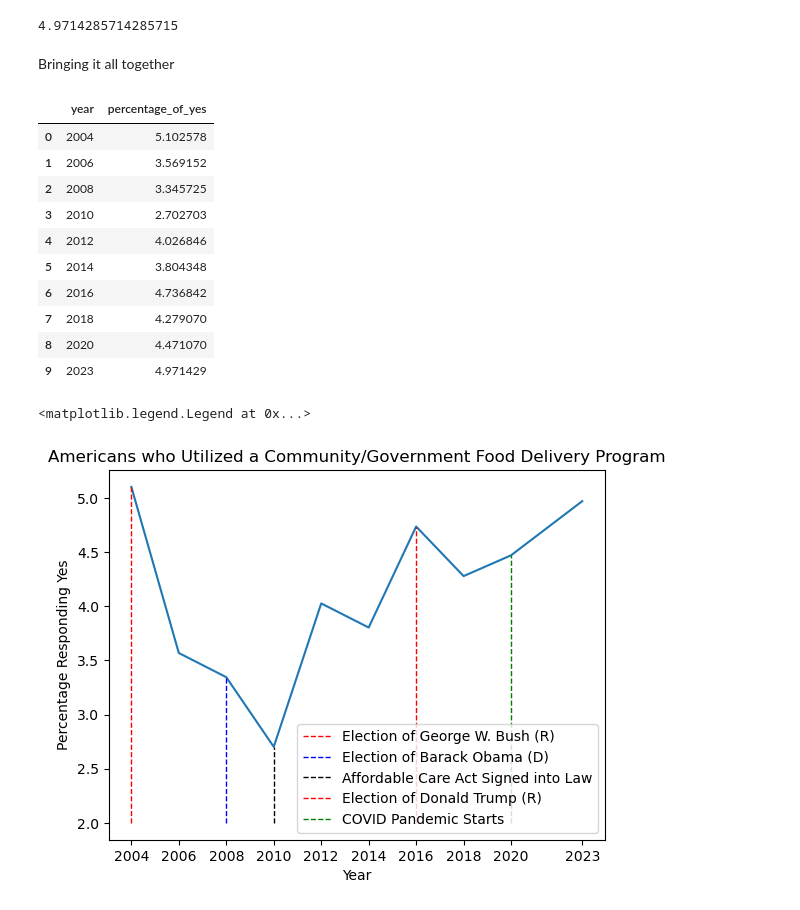
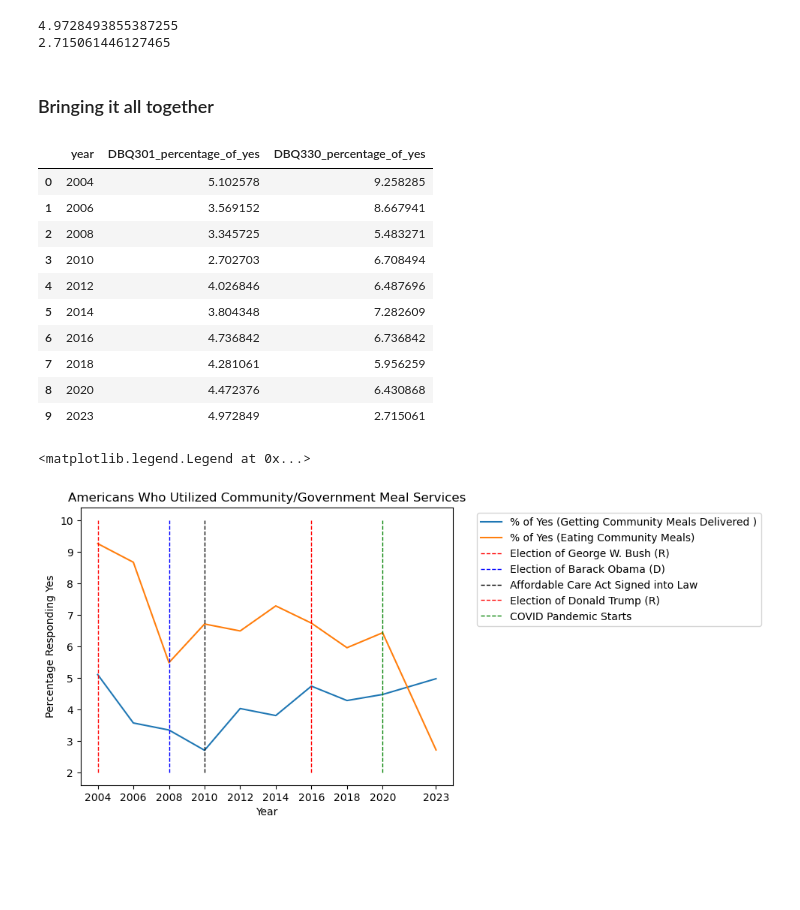
Before and after one commit to rq14000/i320d-sp2025, a Jupyter notebook: final project.ipynb, the cells around one changed output. Saved outputs shown, nothing was run; the diff lists cells and outputs as text; code cells hidden in the pictures; blank space fills up the shorter version.

```diff
--- a/final project.ipynb
+++ b/final project.ipynb
@@ -319,42 +432,48 @@ dtype: float64
 # %%
+# find response percentage
 count_yes_2023 = len(df2023_final[df2023_final['DBQ301'] == 1])
 count_no_2023 = len(df2023_final[df2023_final['DBQ301'] == 2])
 percentage_of_yes_2023 = 100*count_yes_2023/(count_yes_2023 + count_no_2023)
+DBQ330_percentage_of_yes_2023 = 100*(len(df2023_final[df2023_final['DBQ330'] == 1]))/((len(df2023_final[df2023_final['DBQ330'] == 1])) +
+                                                                                      (len(df2023_final[df2023_final['DBQ330'] == 2])))
 print(percentage_of_yes_2023)
+print(DBQ330_percentage_of_yes_2023)
 # %% [output]
-4.9714285714285715
+4.9728493855387255
+2.715061446127465
 # %% [markdown]
-Bringing it all together
+### Bringing it all together
 # %%
-data = {'year': [2004, 2006, 2008, 2010, 2012, 2014, 2016, 2018, 2020, 2023], 'percentage_of_yes': [percentage_of_yes_2004, percentage_of_yes_2006, percentage_of_yes_2008, percentage_of_yes_2010, percentage_of_yes_2012, percentage_of_yes_2014, percentage_of_yes_2016, percentage_of_yes_2018, percentage_of_yes_2020, percentage_of_yes_2023]}
+data = {'year': [2004, 2006, 2008, 2010, 2012, 2014, 2016, 2018, 2020, 2023], 'DBQ301_percentage_of_yes': [percentage_of_yes_2004, percentage_of_yes_2006, percentage_of_yes_2008, percentage_of_yes_2010, percentage_of_yes_2012, percentage_of_yes_2014, percentage_of_yes_2016, percentage_of_yes_2018, percentage_of_yes_2020, percentage_of_yes_2023], 'DBQ330_percentage_of_yes': [DBQ330_percentage_of_yes_2004, DBQ330_percentage_of_yes_2006, DBQ330_percentage_of_yes_2008, DBQ330_percentage_of_yes_2010, DBQ330_percentage_of_yes_2012, DBQ330_percentage_of_yes_2014, DBQ330_percentage_of_yes_2016, DBQ330_percentage_of_yes_2018, DBQ330_percentage_of_yes_2020, DBQ330_percentage_of_yes_2023]}
 df = pd.DataFrame(data)
 df
 # %% [output]
-|  | year | percentage_of_yes |
-| 0 | 2004 | 5.102578 |
-| 1 | 2006 | 3.569152 |
-| 2 | 2008 | 3.345725 |
-| 3 | 2010 | 2.702703 |
-| 4 | 2012 | 4.026846 |
-| 5 | 2014 | 3.804348 |
-| 6 | 2016 | 4.736842 |
-| 7 | 2018 | 4.279070 |
-| 8 | 2020 | 4.471070 |
-| 9 | 2023 | 4.971429 |
+|  | year | DBQ301_percentage_of_yes | DBQ330_percentage_of_yes |
+| 0 | 2004 | 5.102578 | 9.258285 |
+| 1 | 2006 | 3.569152 | 8.667941 |
+| 2 | 2008 | 3.345725 | 5.483271 |
+| 3 | 2010 | 2.702703 | 6.708494 |
+| 4 | 2012 | 4.026846 | 6.487696 |
+| 5 | 2014 | 3.804348 | 7.282609 |
+| 6 | 2016 | 4.736842 | 6.736842 |
+| 7 | 2018 | 4.281061 | 5.956259 |
+| 8 | 2020 | 4.472376 | 6.430868 |
+| 9 | 2023 | 4.972849 | 2.715061 |
 # %%
-df.plot('year', 'percentage_of_yes', label='')
+df.plot(x='year', y='DBQ301_percentage_of_yes', label='% of Yes (Getting Community Meals Delivered )')
+plt.plot(df['year'], df['DBQ330_percentage_of_yes'], label='% of Yes (Eating Community Meals)')
 my_ticks = [2004, 2006, 2008, 2010, 2012, 2014, 2016, 2018, 2020, 2023]
 my_labels = ['2004', '2006', '2008', '2010', '2012', '2014', '2016', '2018', '2020', '2023']
 plt.xticks(my_ticks, my_labels)
 plt.xlabel('Year')
 plt.ylabel('Percentage Responding Yes')
-plt.title('Americans who Utilized a Community/Government Food Delivery Program')
-plt.vlines(x=2004, ymin=2, ymax=5.102578, color='r', linestyle='--', linewidth=1, label=f'Election of George W. Bush (R)')
-plt.vlines(x=2008, ymin=2, ymax=3.345725, color='b', linestyle='--', linewidth=1, label=f'Election of Barack Obama (D)')
-plt.vlines(x=2010, ymin=2, ymax=2.702703, color='k', linestyle='--', linewidth=1, label=f'Affordable Care Act Signed into Law')
-plt.vlines(x=2016, ymin=2, ymax=4.736842, color='r', linestyle='--', linewidth=1, label=f'Election of Donald Trump (R)')
-plt.vlines(x=2020, ymin=2, ymax=4.471070, color='g', linestyle='--', linewidth=1, label=f'COVID Pandemic Starts')
-plt.legend(loc='best')
+plt.title('Americans Who Utilized Community/Government Meal Services')
+plt.vlines(x=2004, ymin=2, ymax=10, color='r', linestyle='--', linewidth=1, label=f'Election of George W. Bush (R)')
+plt.vlines(x=2008, ymin=2, ymax=10, color='b', linestyle='--', linewidth=1, label=f'Election of Barack Obama (D)')
+plt.vlines(x=2010, ymin=2, ymax=10, color='k', linestyle='--', linewidth=1, label=f'Affordable Care Act Signed into Law')
+plt.vlines(x=2016, ymin=2, ymax=10, color='r', linestyle='--', linewidth=1, label=f'Election of Donald Trump (R)')
+plt.vlines(x=2020, ymin=2, ymax=10, color='g', linestyle='--', linewidth=1, label=f'COVID Pandemic Starts')
+plt.legend(bbox_to_anchor=(1.05, 1), loc='upper left')
 # %% [output]
 <matplotlib.legend.Legend at 0x...>
-[figure, old version]
+[figure, new version]
```
Also changed, not shown: parts of 30 cells of this notebook.
